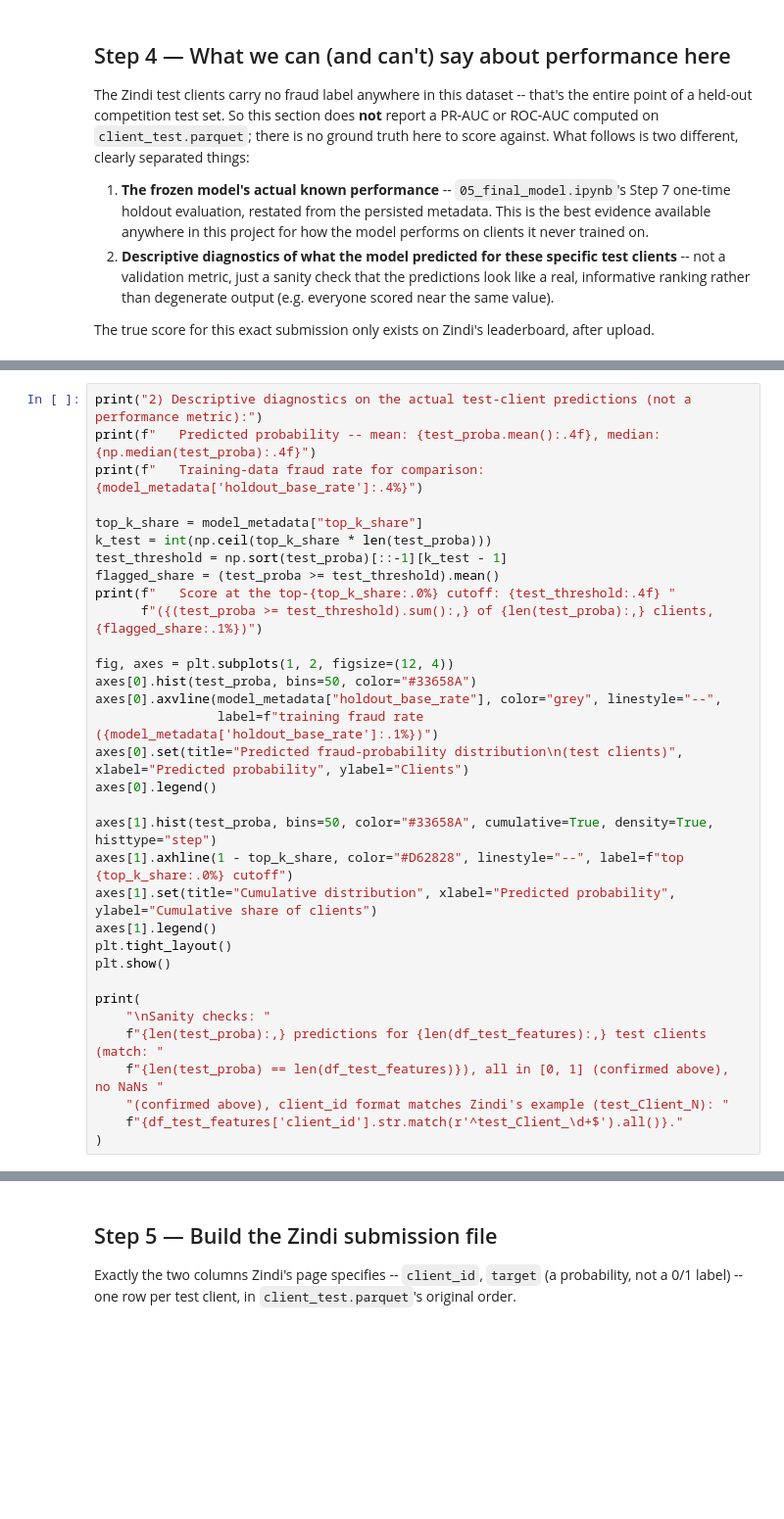
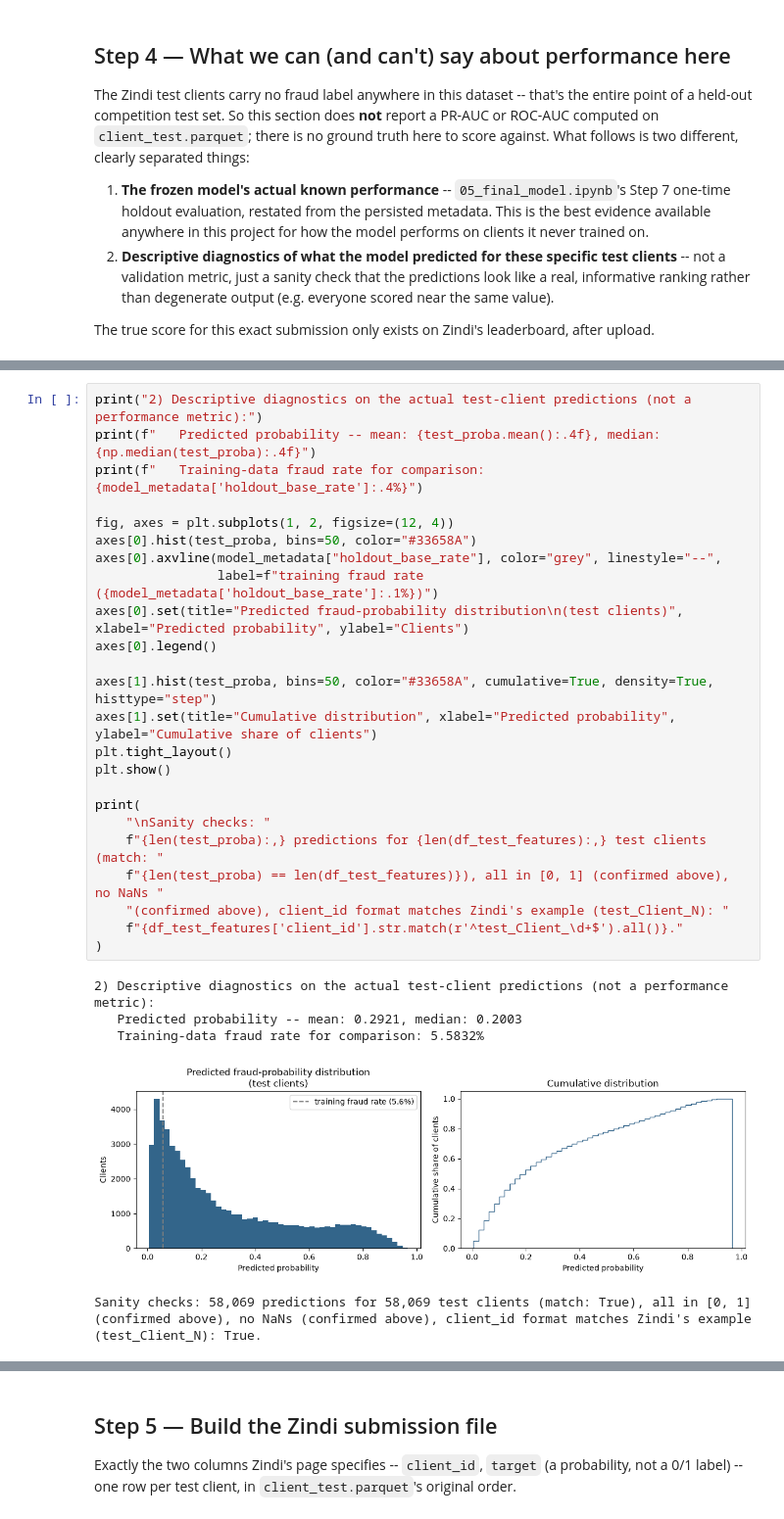
Before and after one commit to roy-nfisch/ds-fraud-in-electricity-and-gas, a Jupyter notebook: 06_model_application.ipynb, the cells around one changed output, grey strips where cells are left out. Shown at 98% size. Cells and saved outputs as stored; diff of their text form; blank space fills up the shorter version.

```diff
--- a/06_model_application.ipynb
+++ b/06_model_application.ipynb
@@ -384,33 +438,30 @@ print("   This did not change by applying the model here -- no new evaluation ha
 # %%
 print("2) Descriptive diagnostics on the actual test-client predictions (not a performance metric):")
 print(f"   Predicted probability -- mean: {test_proba.mean():.4f}, median: {np.median(test_proba):.4f}")
 print(f"   Training-data fraud rate for comparison: {model_metadata['holdout_base_rate']:.4%}")
-
-top_k_share = model_metadata["top_k_share"]
-k_test = int(np.ceil(top_k_share * len(test_proba)))
-test_threshold = np.sort(test_proba)[::-1][k_test - 1]
-flagged_share = (test_proba >= test_threshold).mean()
-print(f"   Score at the top-{top_k_share:.0%} cutoff: {test_threshold:.4f} "
-      f"({(test_proba >= test_threshold).sum():,} of {len(test_proba):,} clients, {flagged_share:.1%})")
 
 fig, axes = plt.subplots(1, 2, figsize=(12, 4))
 axes[0].hist(test_proba, bins=50, color="#33658A")
 axes[0].axvline(model_metadata["holdout_base_rate"], color="grey", linestyle="--",
                 label=f"training fraud rate ({model_metadata['holdout_base_rate']:.1%})")
 axes[0].set(title="Predicted fraud-probability distribution\n(test clients)", xlabel="Predicted probability", ylabel="Clients")
 axes[0].legend()
 
 axes[1].hist(test_proba, bins=50, color="#33658A", cumulative=True, density=True, histtype="step")
-axes[1].axhline(1 - top_k_share, color="#D62828", linestyle="--", label=f"top {top_k_share:.0%} cutoff")
 axes[1].set(title="Cumulative distribution", xlabel="Predicted probability", ylabel="Cumulative share of clients")
-axes[1].legend()
 plt.tight_layout()
 plt.show()
 
 print(
     "\nSanity checks: "
     f"{len(test_proba):,} predictions for {len(df_test_features):,} test clients (match: "
     f"{len(test_proba) == len(df_test_features)}), all in [0, 1] (confirmed above), no NaNs "
     "(confirmed above), client_id format matches Zindi's example (test_Client_N): "
     f"{df_test_features['client_id'].str.match(r'^test_Client_\d+$').all()}."
 )
+# %% [output]
+2) Descriptive diagnostics on the actual test-client predictions (not a performance metric):
+   Predicted probability -- mean: 0.2921, median: 0.2003
+   Training-data fraud rate for comparison: 5.5832%
+[figure, added]
+Sanity checks: 58,069 predictions for 58,069 test clients (match: True), all in [0, 1] (confirmed above), no NaNs (confirmed above), client_id format matches Zindi's example (test_Client_N): True.
```
Also changed, not shown: parts of 10 cells of this notebook, 2 other files.
